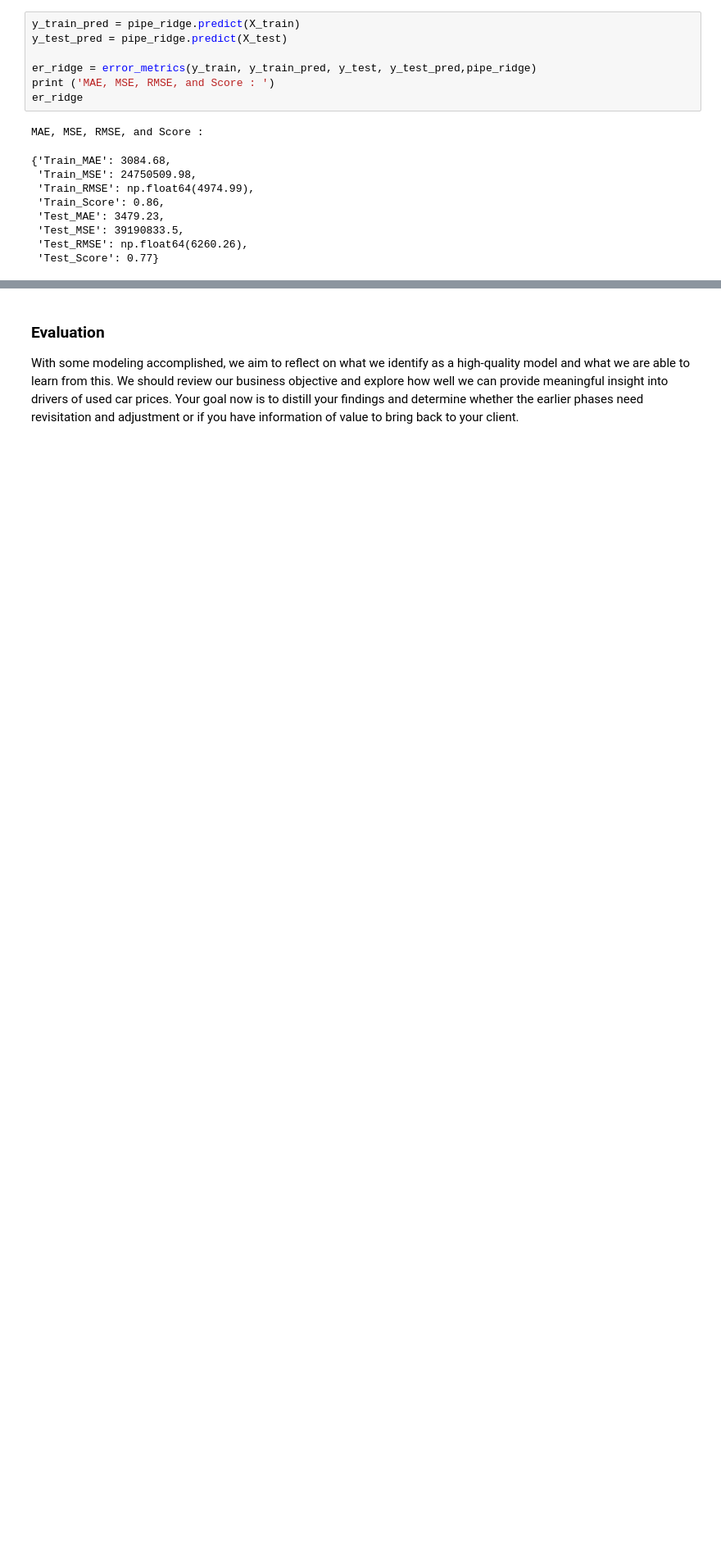
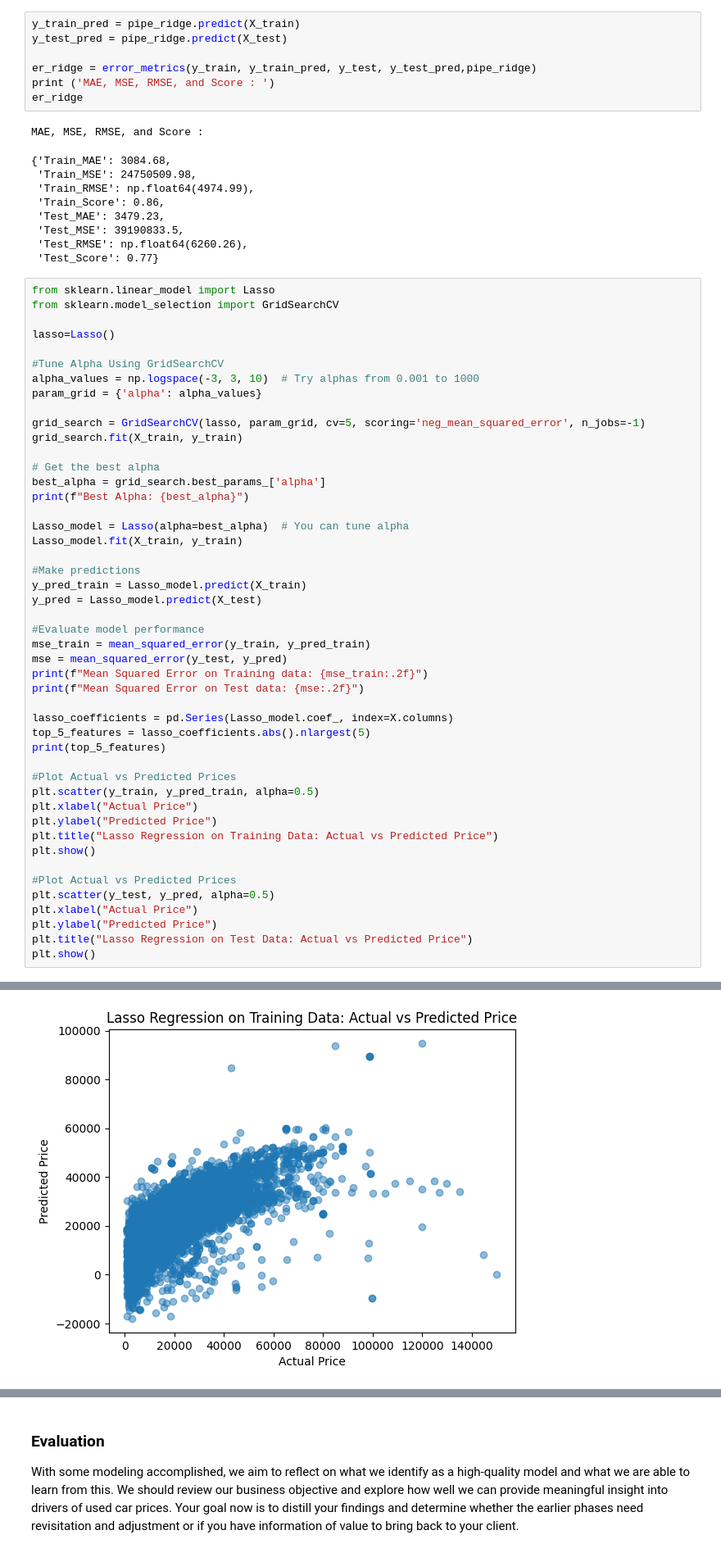
Before and after one commit to Ashish4132/priceofacar, a Jupyter notebook: prompt_II.ipynb, the cells around one changed output, grey strips where cells are left out. Shown at 82% size. Drawn from its saved outputs; the diff is of its cells as text; blank space fills up the shorter version.

```diff
--- a/prompt_II.ipynb
+++ b/prompt_II.ipynb
@@ -602,3 +602,51 @@ MAE, MSE, RMSE, and Score :
  'Test_MSE': 39190833.5,
  'Test_RMSE': np.float64(6260.26),
  'Test_Score': 0.77}
+# %%
+from sklearn.linear_model import Lasso
+from sklearn.model_selection import GridSearchCV
+
+lasso=Lasso()
+
+#Tune Alpha Using GridSearchCV
+alpha_values = np.logspace(-3, 3, 10)  # Try alphas from 0.001 to 1000
+param_grid = {'alpha': alpha_values}
+
+grid_search = GridSearchCV(lasso, param_grid, cv=5, scoring='neg_mean_squared_error', n_jobs=-1)
+grid_search.fit(X_train, y_train)
+
+# Get the best alpha
+best_alpha = grid_search.best_params_['alpha']
+print(f"Best Alpha: {best_alpha}")
+
+Lasso_model = Lasso(alpha=best_alpha)  # You can tune alpha
+Lasso_model.fit(X_train, y_train)
+
+#Make predictions
+y_pred_train = Lasso_model.predict(X_train)
+y_pred = Lasso_model.predict(X_test)
+
+#Evaluate model performance
+mse_train = mean_squared_error(y_train, y_pred_train)
+mse = mean_squared_error(y_test, y_pred)
+print(f"Mean Squared Error on Training data: {mse_train:.2f}")
+print(f"Mean Squared Error on Test data: {mse:.2f}")
+
+lasso_coefficients = pd.Series(Lasso_model.coef_, index=X.columns)
+top_5_features = lasso_coefficients.abs().nlargest(5)
+print(top_5_features)
+
+#Plot Actual vs Predicted Prices
+plt.scatter(y_train, y_pred_train, alpha=0.5)
+plt.xlabel("Actual Price")
+plt.ylabel("Predicted Price")
+plt.title("Lasso Regression on Training Data: Actual vs Predicted Price")
+plt.show()
+
+#Plot Actual vs Predicted Prices
+plt.scatter(y_test, y_pred, alpha=0.5)
+plt.xlabel("Actual Price")
+plt.ylabel("Predicted Price")
+plt.title("Lasso Regression on Test Data: Actual vs Predicted Price")
+plt.show()
+# %% [output]
@@ -604,0 +662 @@ MAE, MSE, RMSE, and Score :
+[figure, added]
```
Also changed, not shown: parts of 5 cells of this notebook.
